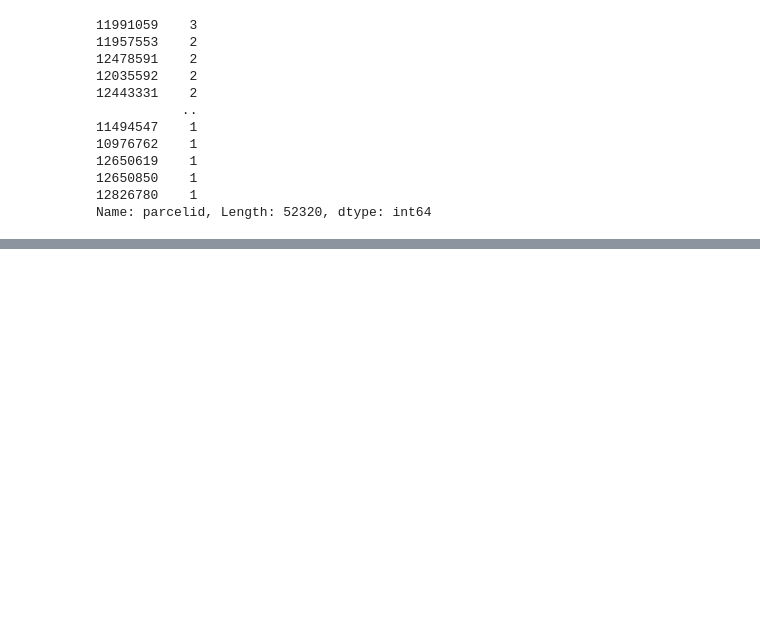
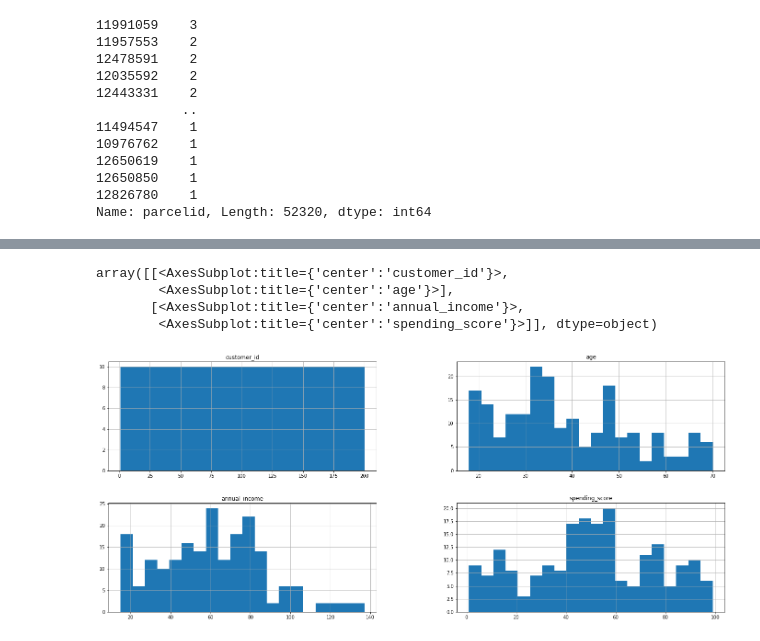
Before and after one commit to jeneyring/clustering-exercises-s, a Jupyter notebook: clustering-exercises.ipynb, the cells around one changed output, grey strips where cells are left out. Cells and saved outputs as stored; diff of their text form; code cells hidden in the pictures; blank space fills up the shorter version.

```diff
--- a/clustering-exercises.ipynb
+++ b/clustering-exercises.ipynb
@@ -61,0 +235,4 @@ Name: parcelid, Length: 52320, dtype: int64
+# %%
+sql = """SELECT * FROM customers;"""
+
+df = pd.read_sql(sql, get_db_url("mall_customers"));
@@ -61,0 +303,9 @@ Name: parcelid, Length: 52320, dtype: int64
+# %%
+#looking at distribution
+df.hist(figsize=(24, 10), bins=20)
+# %% [output]
+array([[<AxesSubplot:title={'center':'customer_id'}>,
+        <AxesSubplot:title={'center':'age'}>],
+       [<AxesSubplot:title={'center':'annual_income'}>,
+        <AxesSubplot:title={'center':'spending_score'}>]], dtype=object)
+[figure, added]
```
Also changed, not shown: parts of 45 cells of this notebook, 1 other file.
